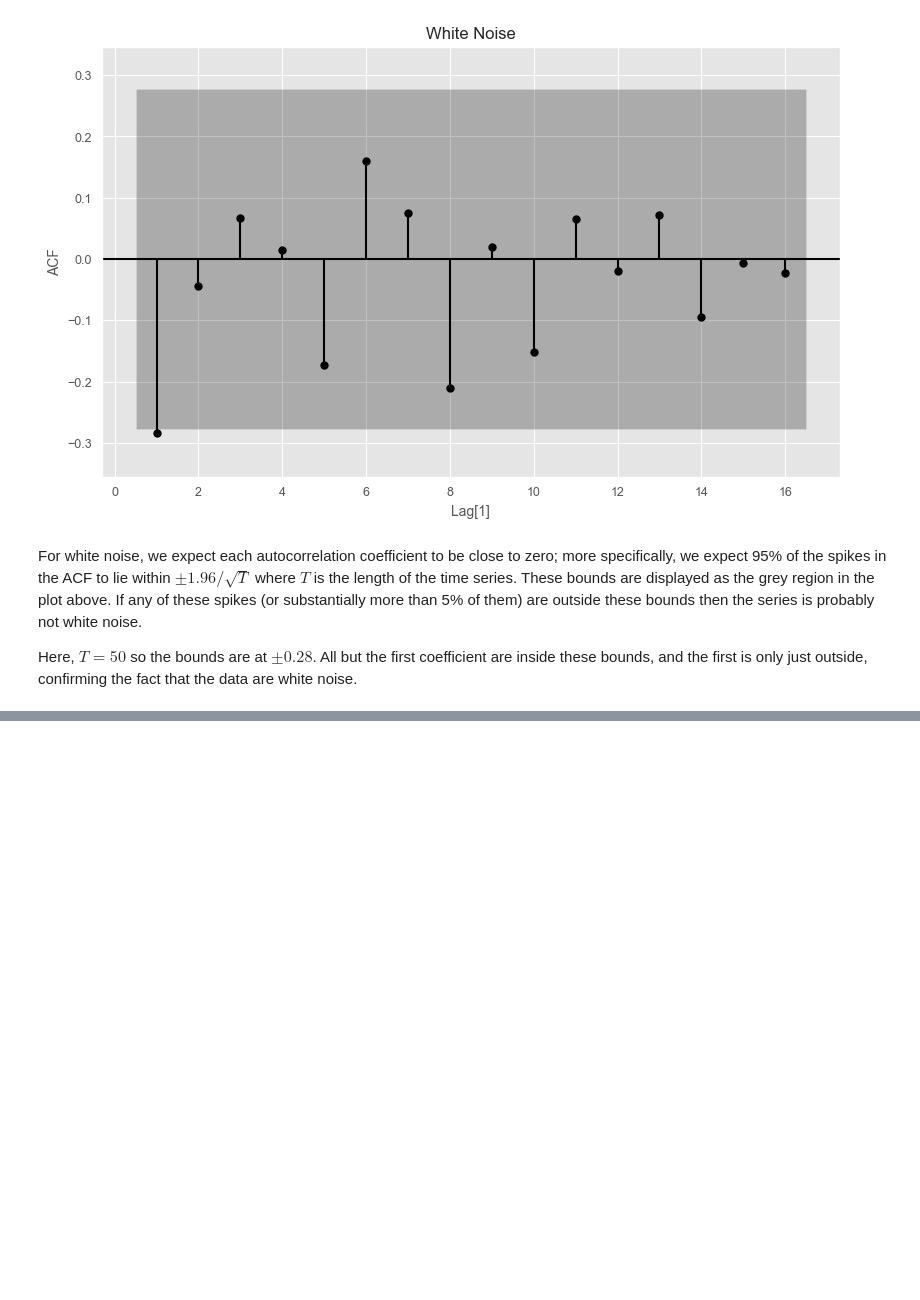
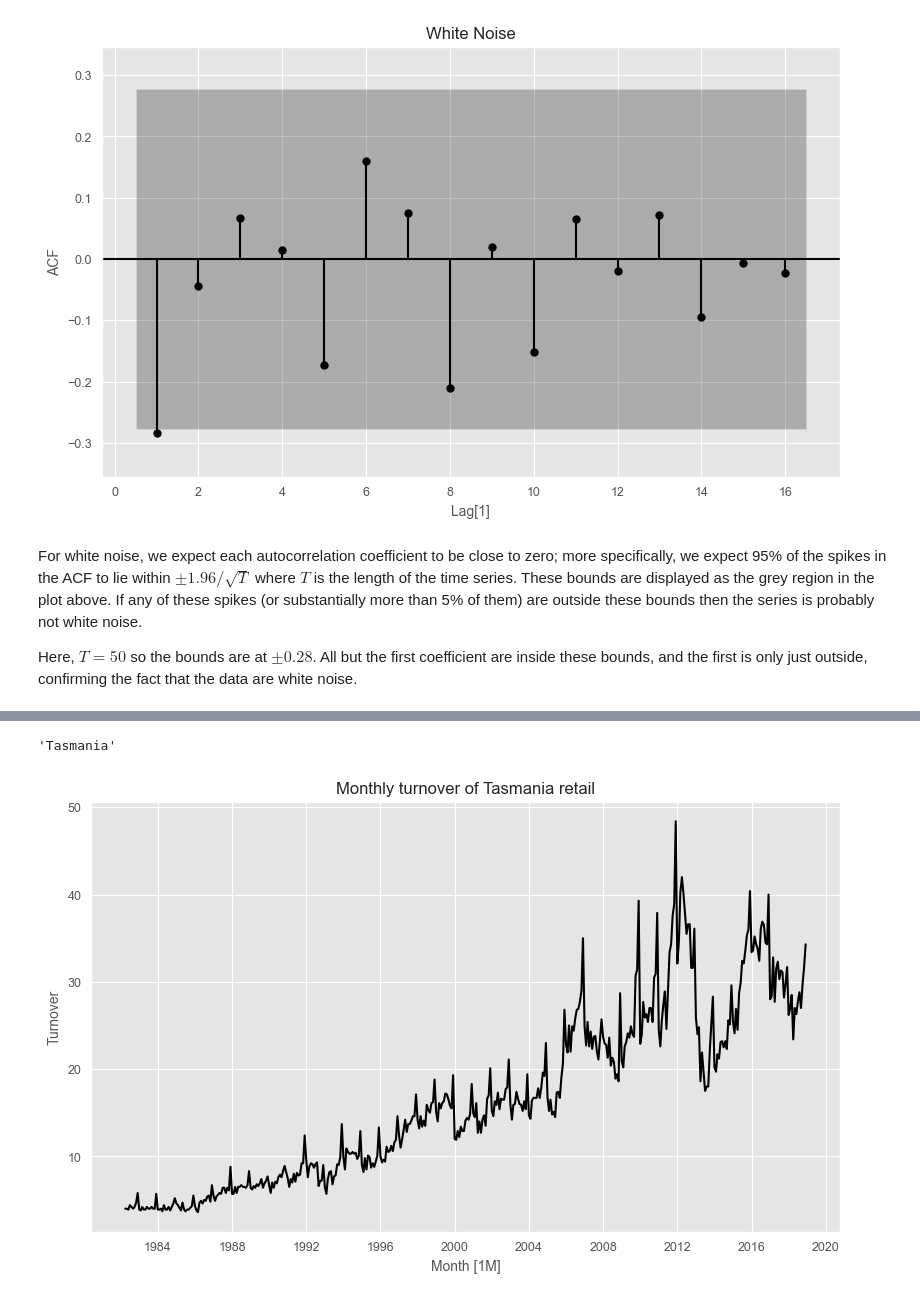
Before and after one commit to darmendariz/fpp, a Jupyter notebook: 02_time_series_graphics.ipynb, the cells around one changed output, grey strips where cells are left out. Saved outputs shown, nothing was run; the diff lists cells and outputs as text; code cells hidden in the pictures; blank space fills up the shorter version.

```diff
--- a/02_time_series_graphics.ipynb
+++ b/02_time_series_graphics.ipynb
@@ -792,0 +812,7 @@ Here, $T=50$ so the bounds are at $\pm 0.28$. All but the first coefficient are
+# %%
+aus_retail = pd.read_csv("./data/aus_retail.csv", parse_dates=["Month"])
+
+np.random.seed(123)
+random_series_id = np.random.choice(aus_retail['Series ID'].unique(), 1)[0]
+myseries = aus_retail.query('`Series ID` == @random_series_id')
+myseries.head()
@@ -792,0 +830,3 @@ Here, $T=50$ so the bounds are at $\pm 0.28$. All but the first coefficient are
+# %%
+myseries.set_index("Month", inplace=True)
+myseries.head()
@@ -792,0 +841,13 @@ Here, $T=50$ so the bounds are at $\pm 0.28$. All but the first coefficient are
+# %%
+state = myseries['State'].unique()[0]
+state
+# %% [output]
+'Tasmania'
+# %%
+plt.plot(myseries.index, myseries["Turnover"])
+plt.xlabel("Month [1M]")
+plt.ylabel("Turnover")
+plt.title(f"Monthly turnover of {state} retail")
+plt.show()
+# %% [output]
+[figure, added]
```
Also changed, not shown: parts of 10 cells of this notebook, 1 other file.
